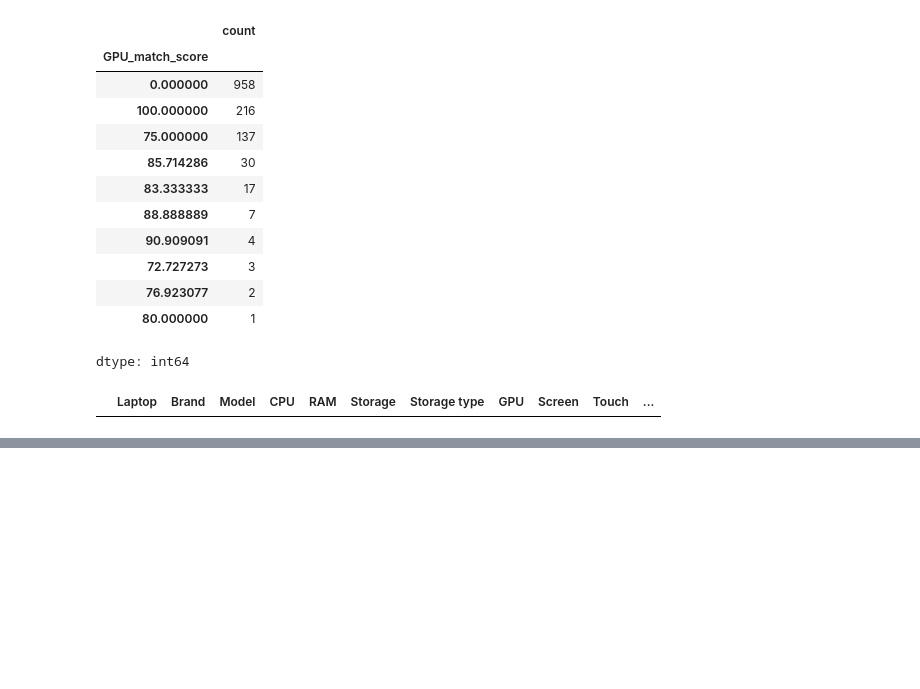
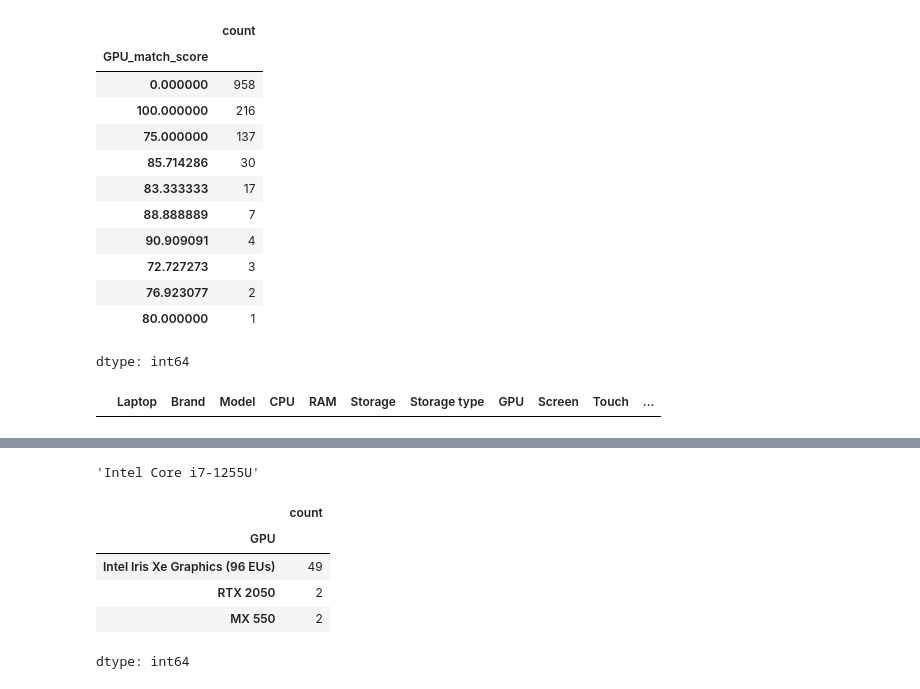
Before and after one commit to f2rra/lappick-ml, a Jupyter notebook: notebooks/exploratory-data-analysis.ipynb, the cells around one changed output, grey strips where cells are left out. Drawn from its saved outputs; the diff is of its cells as text; code cells hidden in the pictures; blank space fills up the shorter version.

```diff
--- a/notebooks/exploratory-data-analysis.ipynb
+++ b/notebooks/exploratory-data-analysis.ipynb
@@ -996,0 +991,13 @@ ValueError: Length of values (115) does not match length of index (958)
+# %%
+cpus_unique[11]
+# %% [output]
+'Intel Core i7-1255U'
+# %%
+result[result['CPU']==cpus_unique[11]].GPU.value_counts()
+# %% [output]
+|  | count |
+| GPU |  |
+| Intel Iris Xe Graphics (96 EUs) | 49 |
+| RTX 2050 | 2 |
+| MX 550 | 2 |
+dtype: int64
```
Also changed, not shown: parts of 8 cells of this notebook.
